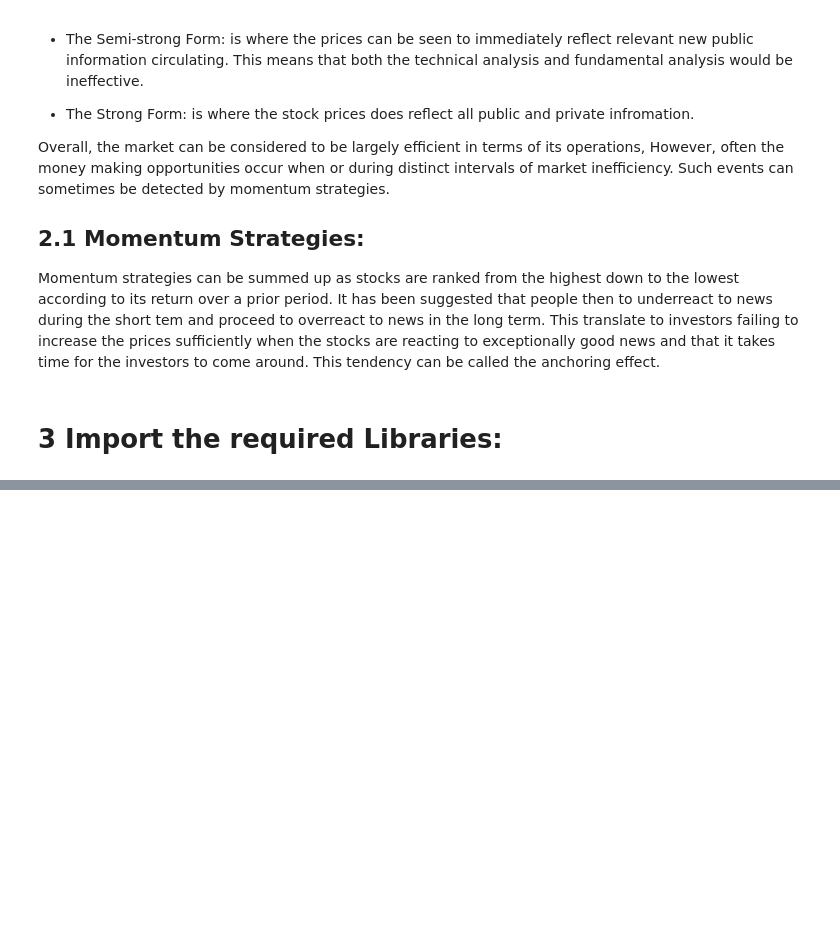
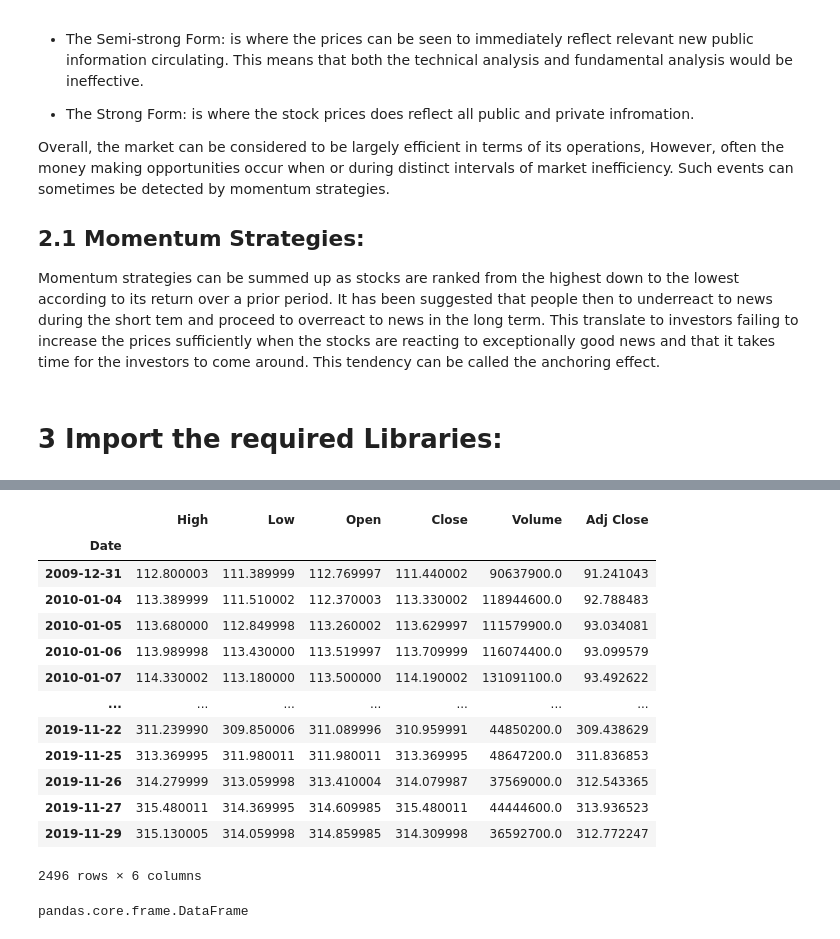
Before and after one commit to ylee9107/ML_App_ForecastStockMarket, a Jupyter notebook: ML_App_StockMarketForecast.ipynb, the cells around one changed output, grey strips where cells are left out. Drawn from its saved outputs; the diff is of its cells as text; code cells hidden in the pictures; blank space fills up the shorter version.

```diff
--- a/ML_App_StockMarketForecast.ipynb
+++ b/ML_App_StockMarketForecast.ipynb
@@ -62,0 +73,22 @@ pd.set_option('display.max_colwidth', 200)
+# %%
+spy = pdr.data.get_data_yahoo('SPY', start_date, stop_date)
+spy
+# %% [output]
+|  | High | Low | Open | Close | Volume | Adj Close |
+| Date |  |  |  |  |  |  |
+| 2009-12-31 | 112.800003 | 111.389999 | 112.769997 | 111.440002 | 90637900.0 | 91.241043 |
+| 2010-01-04 | 113.389999 | 111.510002 | 112.370003 | 113.330002 | 118944600.0 | 92.788483 |
+| 2010-01-05 | 113.680000 | 112.849998 | 113.260002 | 113.629997 | 111579900.0 | 93.034081 |
+| 2010-01-06 | 113.989998 | 113.430000 | 113.519997 | 113.709999 | 116074400.0 | 93.099579 |
+| 2010-01-07 | 114.330002 | 113.180000 | 113.500000 | 114.190002 | 131091100.0 | 93.492622 |
+| ... | ... | ... | ... | ... | ... | ... |
+| 2019-11-22 | 311.239990 | 309.850006 | 311.089996 | 310.959991 | 44850200.0 | 309.438629 |
+| 2019-11-25 | 313.369995 | 311.980011 | 311.980011 | 313.369995 | 48647200.0 | 311.836853 |
+| 2019-11-26 | 314.279999 | 313.059998 | 313.410004 | 314.079987 | 37569000.0 | 312.543365 |
+| 2019-11-27 | 315.480011 | 314.369995 | 314.609985 | 315.480011 | 44444600.0 | 313.936523 |
+| 2019-11-29 | 315.130005 | 314.059998 | 314.859985 | 314.309998 | 36592700.0 | 312.772247 |
+2496 rows × 6 columns
+# %%
+type(spy)
+# %% [output]
+pandas.core.frame.DataFrame
```
Also changed, not shown: parts of 10 cells of this notebook.
